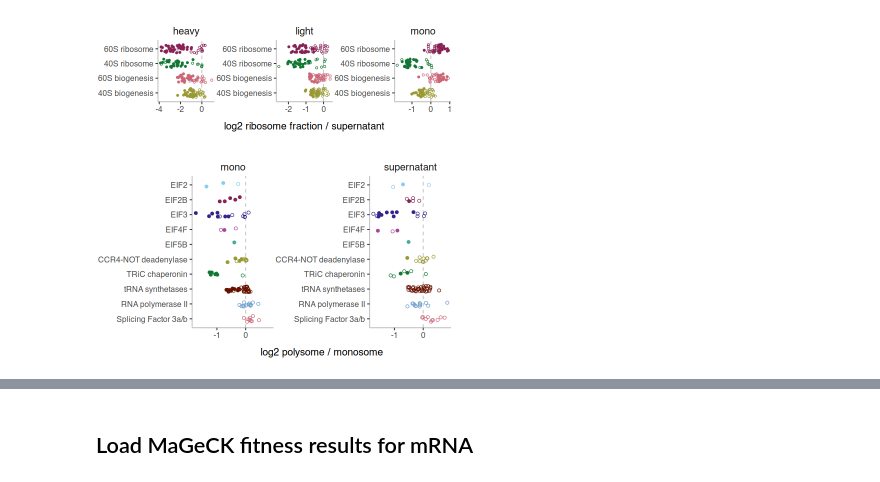
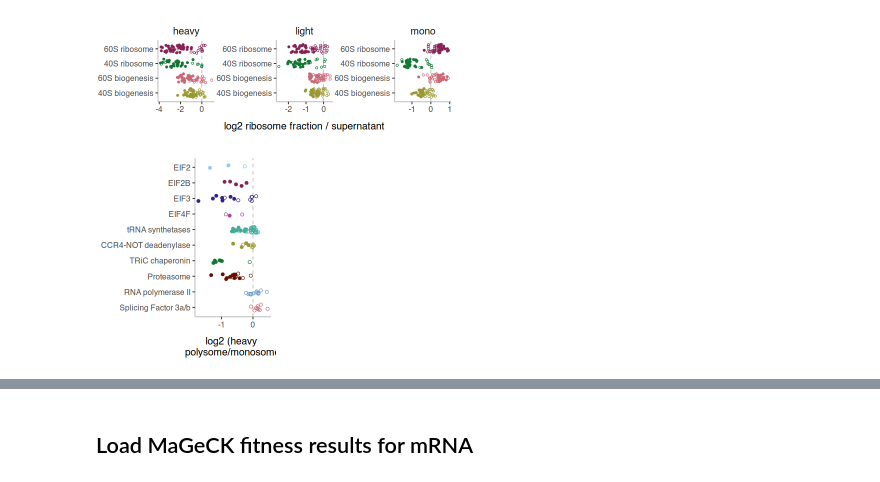
Before and after one commit to rasilab/nugent_2024, a Jupyter notebook: analysis/barcodeseq/rbp_barcode_screens/scripts/plot_polysome_relic_data.ipynb, the cells around one changed output, grey strips where cells are left out. Cells and saved outputs as stored; diff of their text form; code cells hidden in the pictures.

```diff
--- a/analysis/barcodeseq/rbp_barcode_screens/scripts/plot_polysome_relic_data.ipynb
+++ b/analysis/barcodeseq/rbp_barcode_screens/scripts/plot_polysome_relic_data.ipynb
@@ -477,13 +533,13 @@ ggsave("../figures/supernatant_ribosome_groups.pdf", width = 6, height = 2, unit
 # %% [output]
 [figure]
 # %%
-options(repr.plot.width = 6, repr.plot.height = 3.5)
+options(repr.plot.width = 3, repr.plot.height = 3.5)
 
 plot_data <- mageck_gene %>%
-  filter(treatment == "heavy", rep == "rep1") %>%
+  filter(control == "mono", rep == "rep1", treatment == "heavy") %>%
   mutate(annotation = case_when(
     str_detect(gene, "^CNOT") ~ "4 CCR4-NOT deadenylase",
-    str_detect(gene, "^EIF5B") ~ "5 EIF5B",
+    str_detect(gene, "^PSM") ~ "2 Proteasome",
     str_detect(gene, "^CCT|TCP1") ~ "3 TRiC chaperonin",
     str_detect(gene, "^POLR2") ~ "1 RNA polymerase II",
     str_detect(gene, "^SF3A|^SF3B|^PHF5") ~ "0 Splicing Factor 3a/b",
@@ -491,35 +547,35 @@ plot_data <- mageck_gene %>%
     str_detect(gene, "^EIF2B") ~ "8 EIF2B",
     str_detect(gene, "^EIF3") ~ "7 EIF3",
     str_detect(gene, "EIF4A1$|EIF4G1|EIF4E$") ~ "6 EIF4F",
-    str_detect(gene, ".ARS.") ~ "2 tRNA synthetases",
+    str_detect(gene, ".ARS.") ~ "5 tRNA synthetases",
     TRUE ~ NA_character_
   )) %>%
   mutate(annotation = if_else(is.na(annotation), "7 Other", as.character(annotation))) %>%
   mutate(sig = if_else(fdr < fdr_cutoff, "sig", "notsig"))
 
 
 mylabel <- function (x) {
   str_replace(x, ". ", "")
 }
 
 plot_data %>%
   filter(!str_detect(annotation, "Other")) %>%
+  write_csv("../../../../source_data/figure_2f.csv") %>%
   ggplot(aes(x = annotation, y = lfc, fill = annotation, color = annotation, shape = sig)) +
-  facet_wrap(~ control, ncol = 3, scales = "free_y") +
   geom_hline(aes(yintercept = 0), linetype = 2, linewidth = 0.5, color = "grey") +
   # stat_summary(fun = median, width = 0.8, size = 0.5, color = "grey", geom = "tile", linewidth = 0.5, alpha = 0.5) +
   geom_point(position = position_jitter(height = 0, width = 0.2, seed = 11)) +
   scale_color_manual(values = cbPalette_12[c(2,3,4,5,6,9,8,7,10,11)]) +
   scale_x_discrete(labels = mylabel) +
   scale_fill_manual(values = cbPalette_12[c(2,3,4,5,6,9,8,7,10,11)]) +
   scale_size_manual(values = c(1, 2)) +
   scale_alpha_manual(values = c(0.3, 1)) +
   scale_y_continuous(breaks = scales::pretty_breaks(n = 3)) +
   scale_shape_manual(values = c("circle open", "circle")) +
   theme(axis.title.y = element_blank(), legend.position = "none") +
-  labs(y = "log2 polysome / monosome") +
+  labs(y = "log2 (heavy \n polysome/monosome)") +
   coord_flip()
 
-ggsave("../figures/polysome_translation_groups_2_supernatant.pdf", width = 6, height = 3.5, units = "in")
+ggsave("../figures/polysome_translation_groups_2.pdf", width = 3, height = 3.5, units = "in")
 # %% [output]
-[figure, old version]
+[figure, new version]
```
Also changed, not shown: parts of 17 cells of this notebook, 29 other files.
